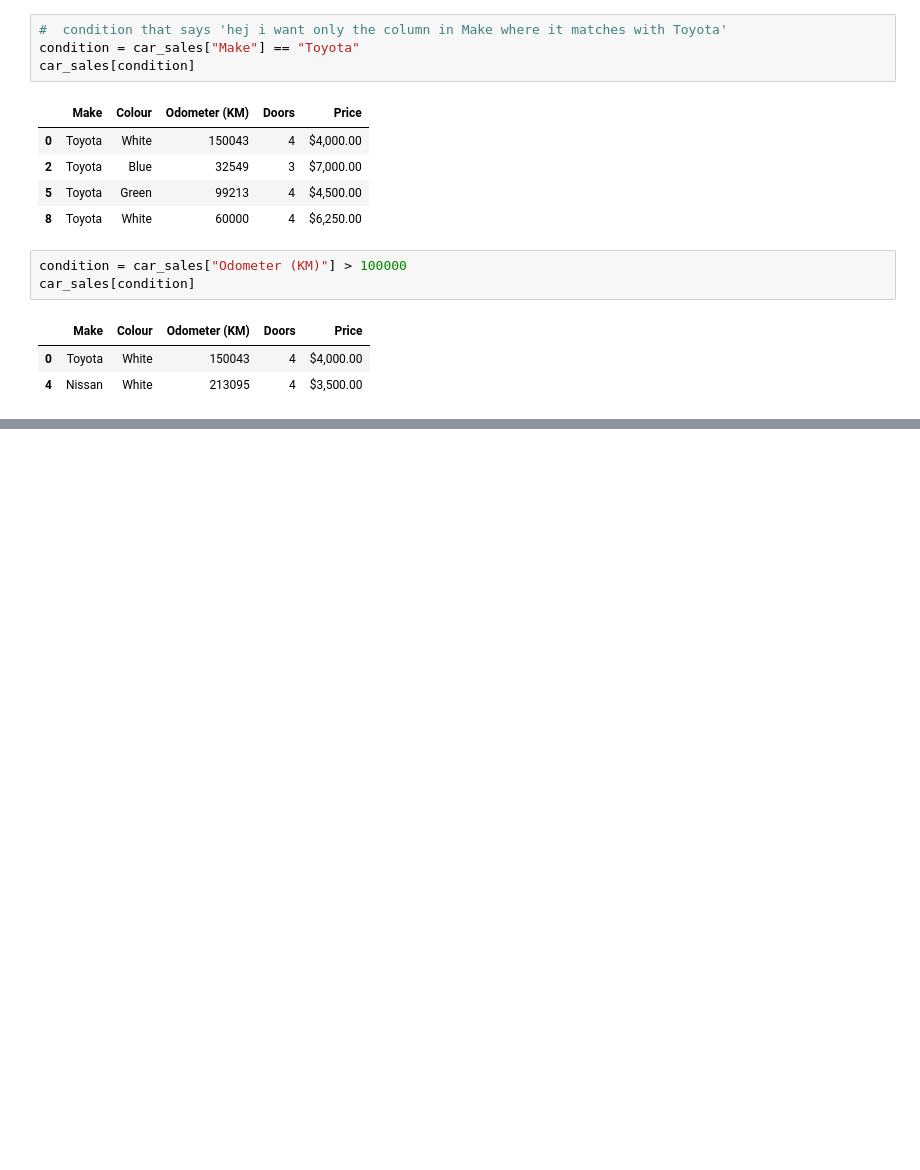
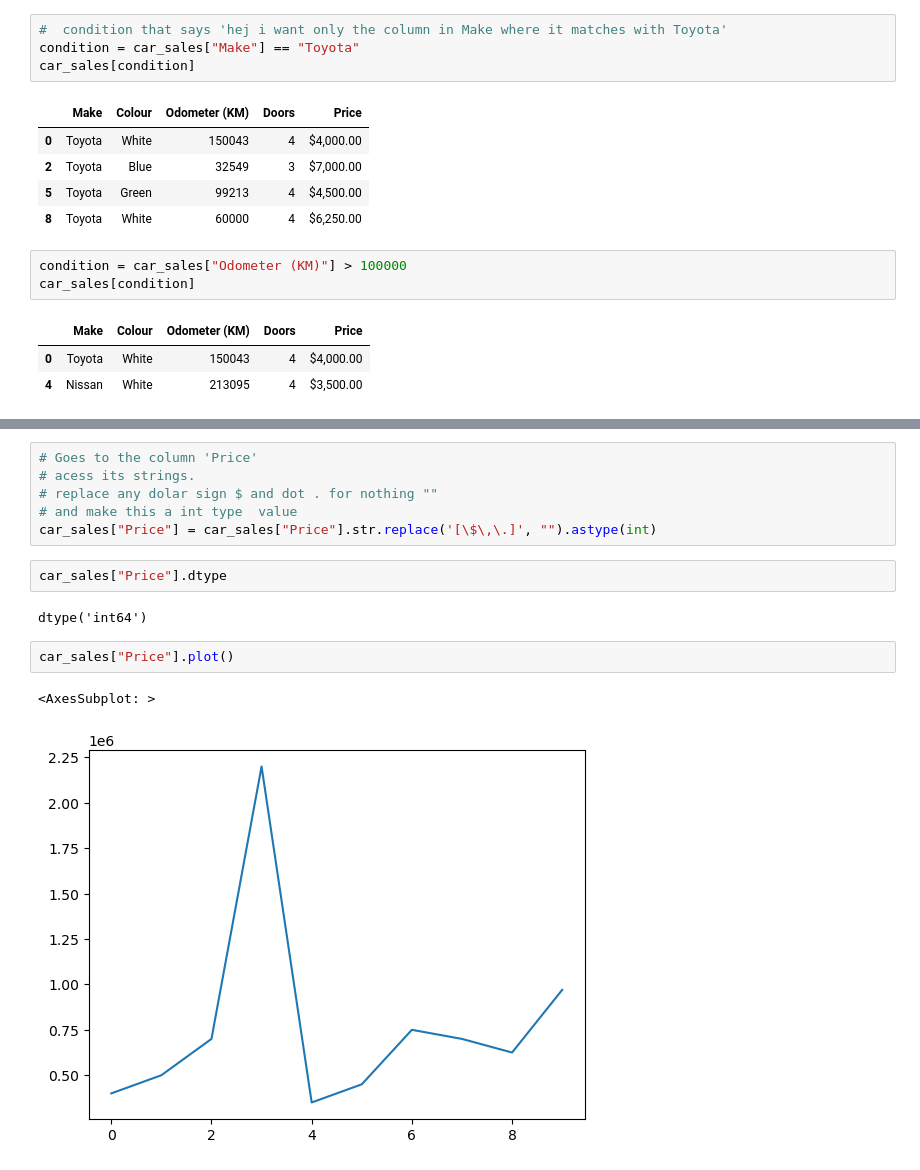
Before and after one commit to Rdpm0509/ztm_ai_ml_datascience, a Jupyter notebook: introduction-to-pandas.ipynb, the cells around one changed output, grey strips where cells are left out. Saved outputs shown, nothing was run; the diff lists cells and outputs as text; blank space fills up the shorter version.

```diff
--- a/introduction-to-pandas.ipynb
+++ b/introduction-to-pandas.ipynb
@@ -249,0 +309,15 @@ car_sales[condition]
+# %%
+# Goes to the column 'Price'
+# acess its strings.
+# replace any dolar sign $ and dot . for nothing ""
+# and make this a int type  value
+car_sales["Price"] = car_sales["Price"].str.replace('[\$\,\.]', "").astype(int)
+# %%
+car_sales["Price"].dtype
+# %% [output]
+dtype('int64')
+# %%
+car_sales["Price"].plot()
+# %% [output]
+<AxesSubplot: >
+[figure, added]
```
Also changed, not shown: parts of 10 cells of this notebook.
